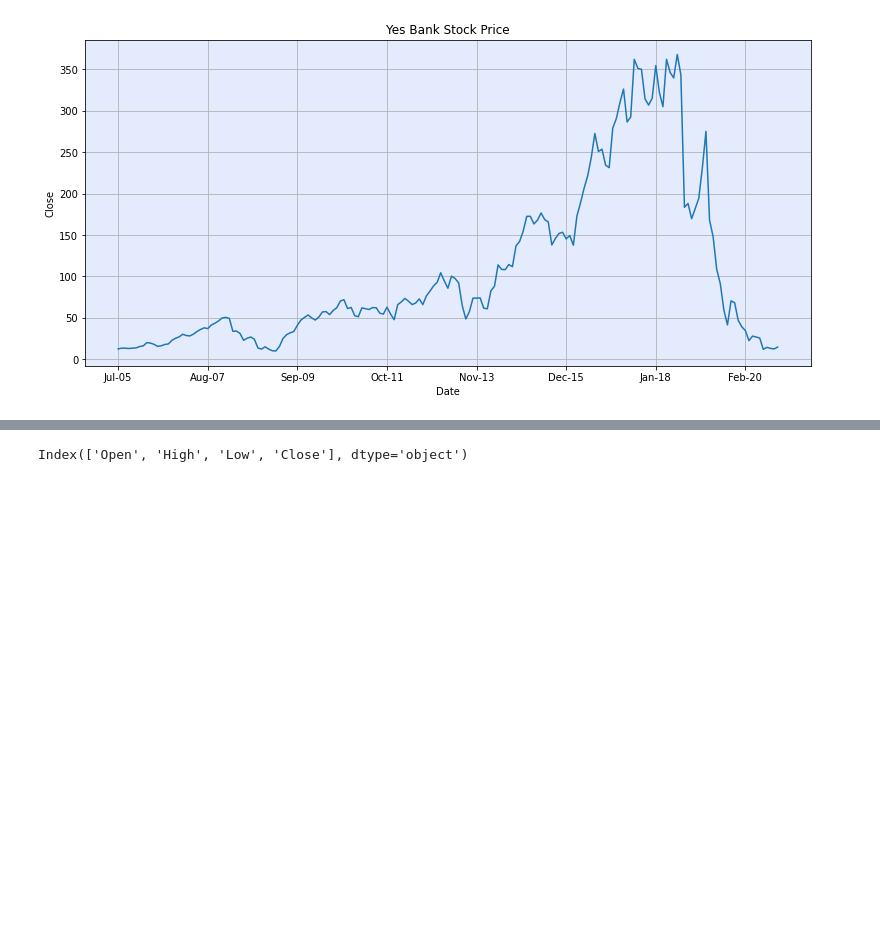
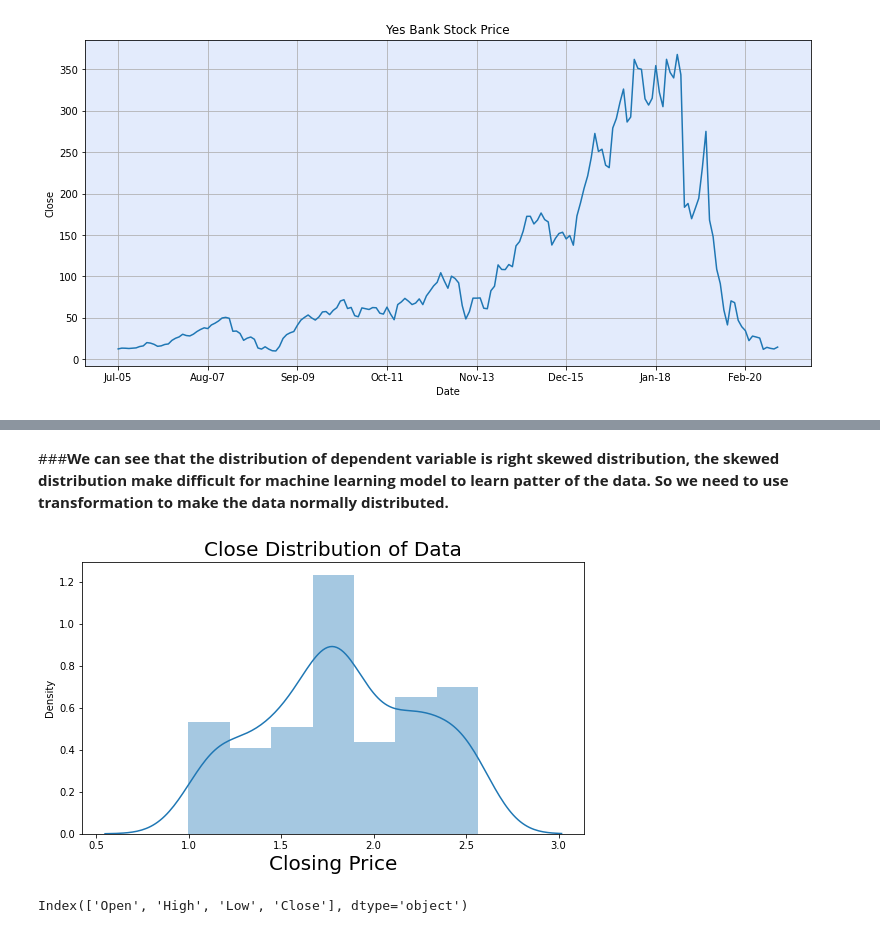
Before and after one commit to Developer-AD/Yes_Bank_Price_Prediction, a Jupyter notebook: Yes_Bank_Price_Prediction.ipynb, the cells around one changed output, grey strips where cells are left out. Cells and saved outputs as stored; diff of their text form; code cells hidden in the pictures; blank space fills up the shorter version.

```diff
--- a/Yes_Bank_Price_Prediction.ipynb
+++ b/Yes_Bank_Price_Prediction.ipynb
@@ -119 +187,12 @@ plt.show()
+# %% [markdown]
+###<b>We can see that the distribution of dependent variable is right skewed distribution, the skewed distribution make difficult for machine learning model to learn patter of the data. So we need to use transformation to make the data normally distributed.
+# %%
+# Applying log transformation and plot the distribution of dependent variable 'Close'
+plt.figure(figsize=(9, 5))
+sns.distplot(np.log10( yes_bank['Close']) )
+plt.title('Close Distribution of Data', fontsize = 20)
+plt.xlabel('Closing Price', fontsize = 20)
+plt.show()
+# %% [output]
+[figure, added]
 # %%
```
Also changed, not shown: parts of 141 cells of this notebook.
